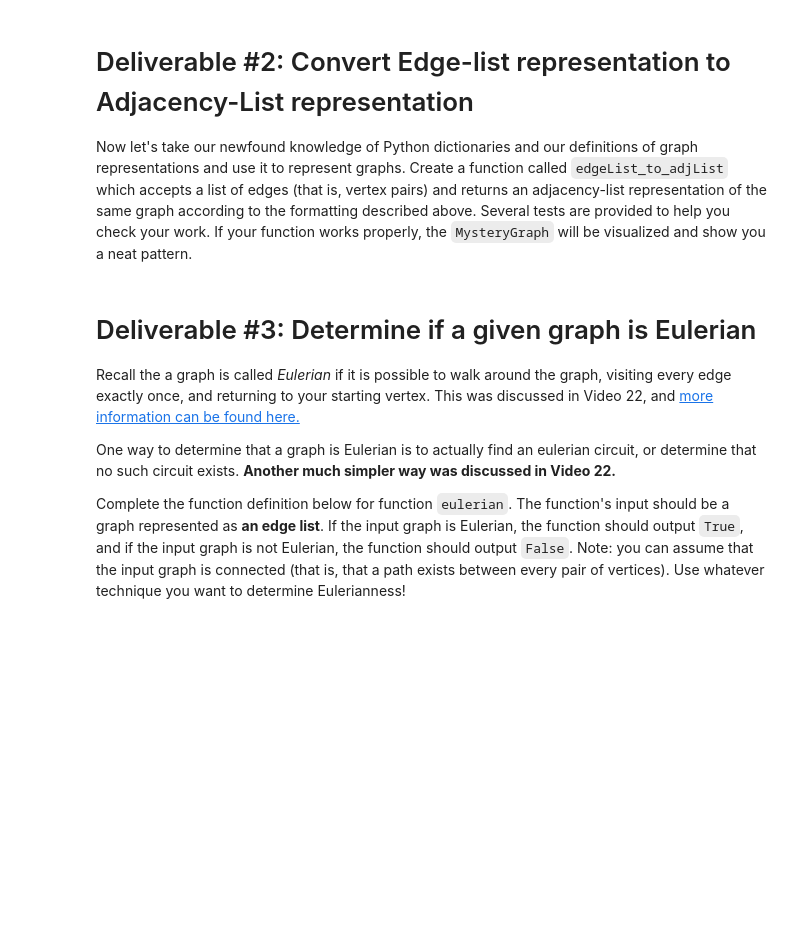
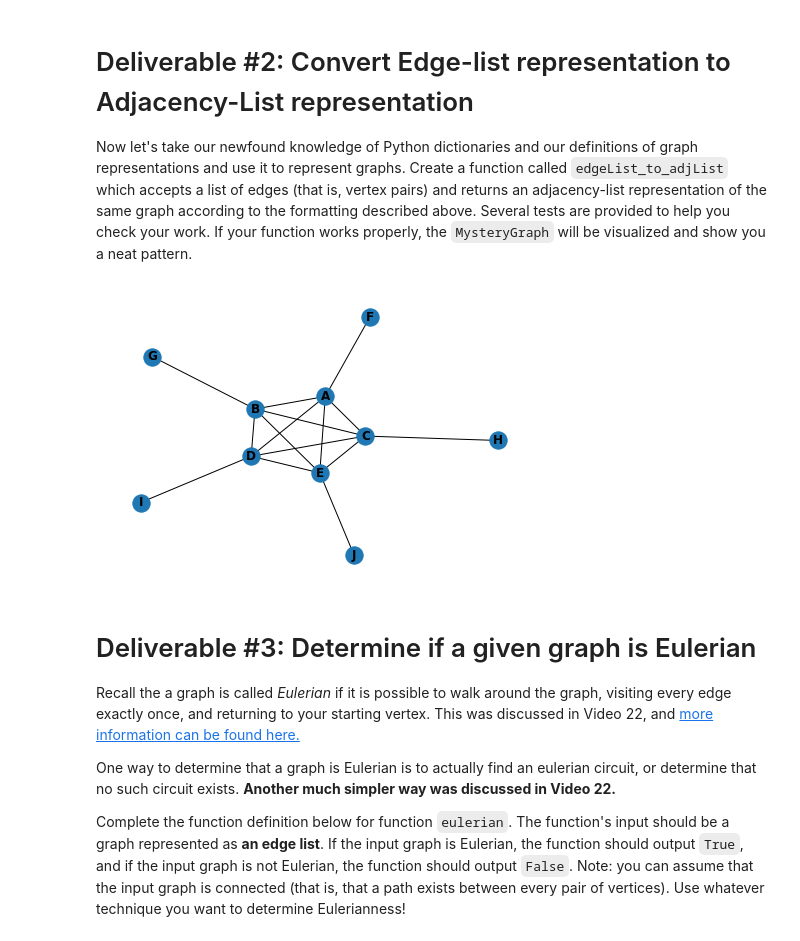
Before and after one commit to charris561/Discrete-Structures, a Jupyter notebook: Projects/Project 5.ipynb, the cells around one changed output. Drawn from its saved outputs; the diff is of its cells as text; code cells hidden in the pictures; blank space fills up the shorter version.

```diff
--- a/Projects/Project 5.ipynb
+++ b/Projects/Project 5.ipynb
@@ -174,21 +182,41 @@ Now let's take our newfound knowledge of Python dictionaries and our definitions
 # %%
 def edgeList_to_adjList(edgeList) :
     adjList = {}
-    # complete function definition here!
+
+    for edge in edgeList:
+
+      #goal, assign each edge a node to mark it's adjaceny to that node
+      key = edge[0]
+      value = edge[1]
+      if (adjList.get(key) != None):
+        adjList[key].add(value)
+      else:
+        adjList[key]={value}
+
+      #invert key and value to represent edge correctly
+      key = edge[1]
+      value = edge[0]
+      if (adjList.get(key) != None):
+        adjList[key].add(value)
+      else:
+        adjList[key]={value}
+
     return adjList
 
 
 expectEqual(edgeList_to_adjList([]),{})
 expectEqual(edgeList_to_adjList([('A','B')]),{'A': {'B'}, 'B': {'A'}})
 expectEqual(edgeList_to_adjList([('A','B'),('C','D')]),{'A': {'B'}, 'B': {'A'}, 'C': {'D'}, 'D': {'C'}})
 expectEqual(edgeList_to_adjList([('A','B'),('C','D'),('B','D')]),{'A': {'B'}, 'B': {'D', 'A'}, 'C': {'D'}, 'D': {'C', 'B'}})
 expectEqual(edgeList_to_adjList([('A','B'),('A','C'),('A','D'),('C','D'),('B','C'),('B','D')]),{'A': {'D', 'C', 'B'}, 'B': {'D', 'A', 'C'}, 'C': {'D', 'A', 'B'}, 'D': {'A', 'C', 'B'}})
 
 
 MysteryGraph = [('A','B'),('A','C'),('A','D'),('A','E'),('A','F'),('B','C'),('B','D'),('B','E'),('B','G'),('C','D'),('C','E'),('C','H'),('D','E'),('D','I'),('E','J')]
 checkSelfLoops(edgeList_to_adjList(MysteryGraph))
 checkUndirected(edgeList_to_adjList(MysteryGraph))
 drawGraph(edgeList_to_adjList(MysteryGraph)) # a fancy graph should be visualized if you get this right
+# %% [output]
+[figure, added]
 # %% [markdown]
 # Deliverable #3: Determine if a given graph is Eulerian
 Recall the a graph is called *Eulerian* if it is possible to walk around the graph, visiting every edge exactly once, and returning to your starting vertex. This was discussed in Video 22, and [more information can be found here.](https://en.wikipedia.org/wiki/Eulerian_path)
```
Also changed, not shown: parts of 7 cells of this notebook.
